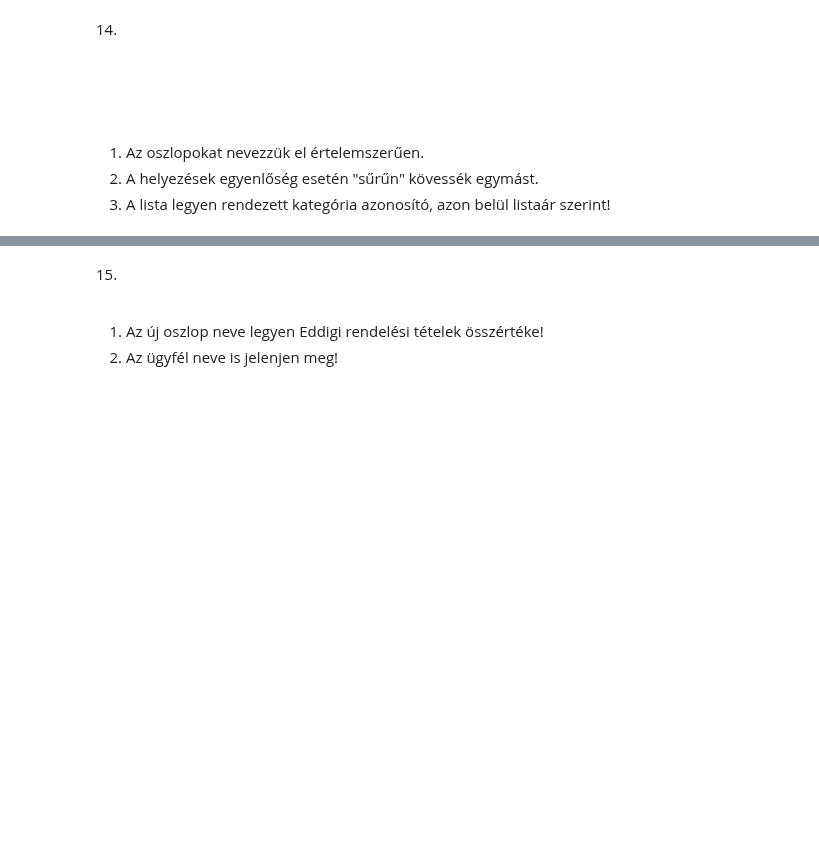
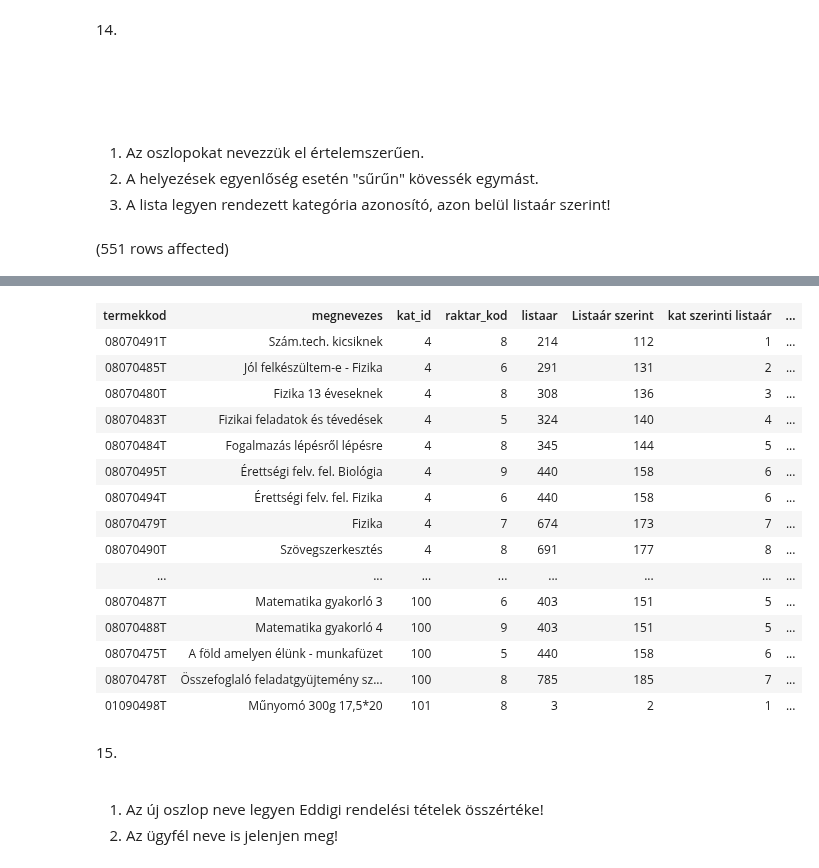
Before and after one commit to telekboldi2/sql.uni-corvinus, a Jupyter notebook: gyakorlat05_feladatok.ipynb, the cells around one changed output, grey strips where cells are left out. Cells and saved outputs as stored; diff of their text form; code cells hidden in the pictures; blank space fills up the shorter version.

```diff
--- a/gyakorlat05_feladatok.ipynb
+++ b/gyakorlat05_feladatok.ipynb
@@ -196,3 +196,16 @@ order by SORSZAM
 1. Az oszlopokat nevezzük el értelemszerűen.
 2. A helyezések egyenlőség esetén "sűrűn" kövessék egymást.
 3. A lista legyen rendezett kategória azonosító, azon belül listaár szerint!
+# %%
+select  termekkod,
+        megnevezes,
+        kat_id,
+        raktar_kod,
+        listaar,
+        DENSE_RANK() over (order by listaar) as 'Listaár szerint',
+        dense_rank() over (partition by kat_id order by listaar) 'kat szerinti listaár',
+        dense_rank() over (partition by raktar_kod order by listaar) 'raktárkód szerinti listaár'
+from Termek
+order by KAT_ID,LISTAAR
+# %% [output]
+(551 rows affected)
@@ -199,3 +213,19 @@ order by SORSZAM
+| termekkod | megnevezes | kat_id | raktar_kod | listaar | Listaár szerint | kat szerinti listaár | ... |
+| 08070491T | Szám.tech. kicsiknek | 4 | 8 | 214 | 112 | 1 | ... |
+| 08070485T | Jól felkészültem-e - Fizika | 4 | 6 | 291 | 131 | 2 | ... |
+| 08070480T | Fizika 13 éveseknek | 4 | 8 | 308 | 136 | 3 | ... |
+| 08070483T | Fizikai feladatok és tévedések | 4 | 5 | 324 | 140 | 4 | ... |
+| 08070484T | Fogalmazás lépésről lépésre | 4 | 8 | 345 | 144 | 5 | ... |
+| 08070495T | Érettségi felv. fel. Biológia | 4 | 9 | 440 | 158 | 6 | ... |
+| 08070494T | Érettségi felv. fel. Fizika | 4 | 6 | 440 | 158 | 6 | ... |
+| 08070479T | Fizika | 4 | 7 | 674 | 173 | 7 | ... |
+| 08070490T | Szövegszerkesztés | 4 | 8 | 691 | 177 | 8 | ... |
+| ... | ... | ... | ... | ... | ... | ... | ... |
+| 08070487T | Matematika gyakorló 3 | 100 | 6 | 403 | 151 | 5 | ... |
+| 08070488T | Matematika gyakorló 4 | 100 | 9 | 403 | 151 | 5 | ... |
+| 08070475T | A föld amelyen élünk - munkafüzet | 100 | 5 | 440 | 158 | 6 | ... |
+| 08070478T | Összefoglaló feladatgyüjtemény sz... | 100 | 8 | 785 | 185 | 7 | ... |
+| 01090498T | Műnyomó 300g 17,5*20 | 101 | 8 | 3 | 2 | 1 | ... |
 # %% [markdown]
 15. <span style="color: rgb(255, 255, 255); font-family: -apple-system, BlinkMacSystemFont, &quot;Segoe UI&quot;, Helvetica, Arial, sans-serif, &quot;Apple Color Emoji&quot;, &quot;Segoe UI Emoji&quot;; font-size: 16px;">Készítsünk listát a rendelési tételekről, amely minden sor esetén göngyölítve tartalmazza az ügyfél adott rendelési tételig meglévő rendelési tételeinek összértékét!</span>
 
```
Also changed, not shown: parts of 1 cell of this notebook.
